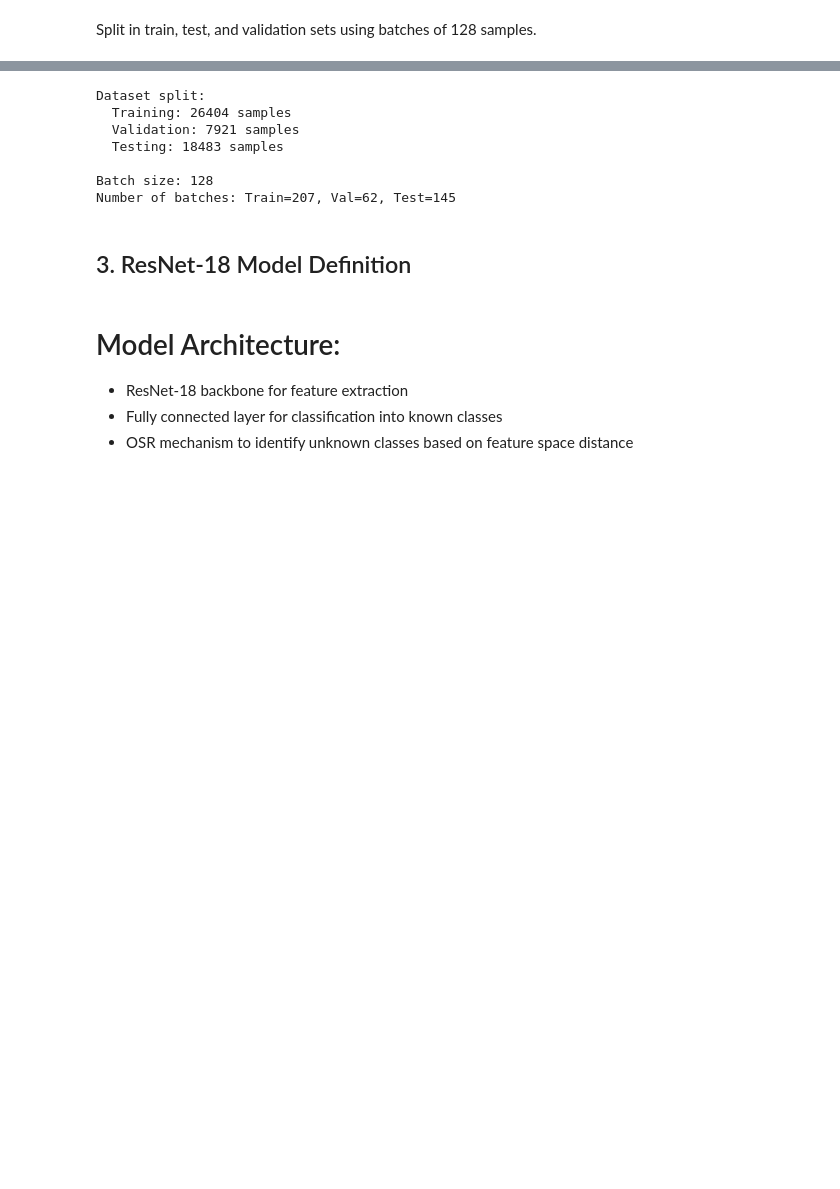
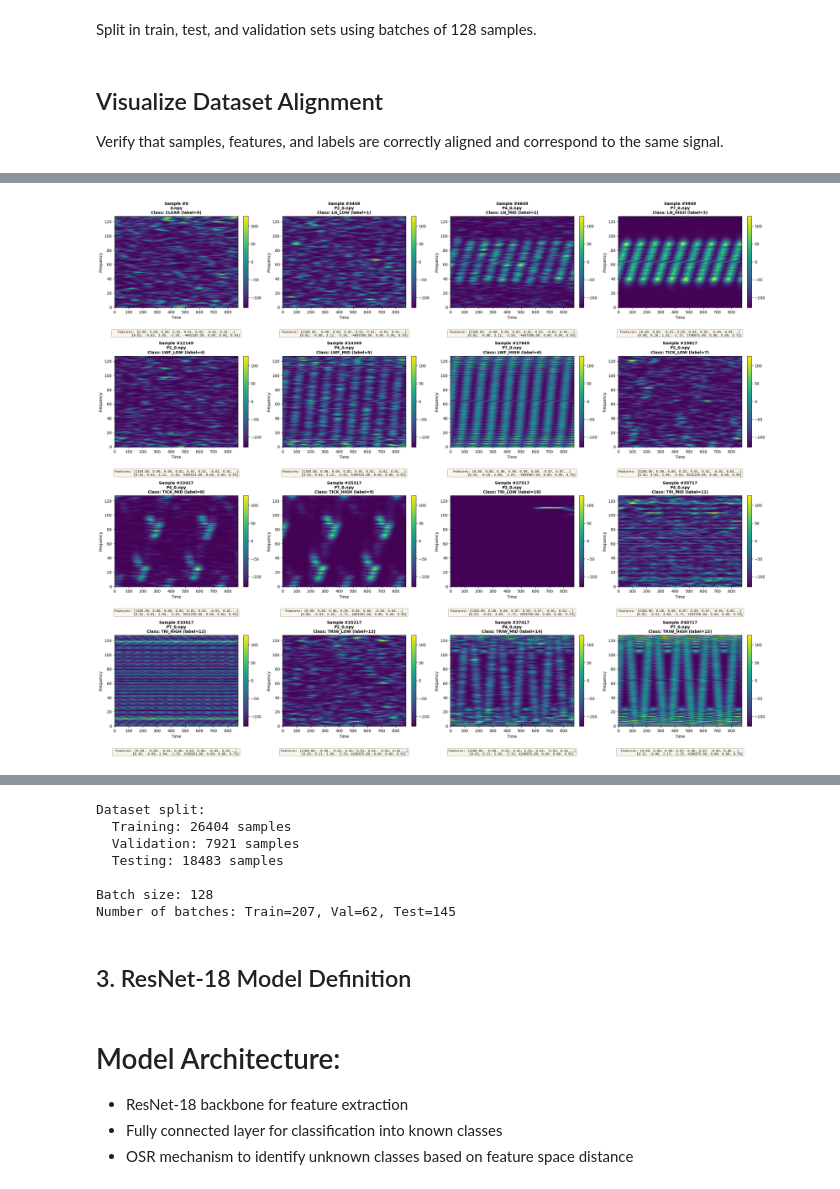
Before and after one commit to CavaWasTaken/JammingClassification, a Jupyter notebook: Dataset_generation/image_dataset_generation/ai_model.ipynb, the cells around one changed output, grey strips where cells are left out. Cells and saved outputs as stored; diff of their text form; code cells hidden in the pictures; blank space fills up the shorter version.

Commit message:
adding features to the dataset

```diff
--- a/Dataset_generation/image_dataset_generation/ai_model.ipynb
+++ b/Dataset_generation/image_dataset_generation/ai_model.ipynb
@@ -217,3 +259,72 @@ Class to index mapping: {'CLEAN': 0, 'LN_LOW': 1, 'LN_MID': 2, 'LN_HIGH': 3, 'LW
 Classes: ['CLEAN', 'LN_LOW', 'LN_MID', 'LN_HIGH', 'LWF_LOW', 'LWF_MID', 'LWF_HIGH', 'TICK_LOW', 'TICK_MID', 'TICK_HIGH', 'TRI_LOW', 'TRI_MID', 'TRI_HIGH', 'TRIW_LOW', 'TRIW_MID', 'TRIW_HIGH']
 # %% [markdown]
 Split in train, test, and validation sets using batches of 128 samples.
+# %% [markdown]
+## Visualize Dataset Alignment
+
+Verify that samples, features, and labels are correctly aligned and correspond to the same signal.
+# %%
+import matplotlib.pyplot as plt
+import pandas as pd
+
+def visualize_sample_alignment(dataset, sample_indices, ncols=3):
+    """
+    Visualize samples with their spectrograms, features, and labels to verify alignment
+
+    Args:
+        dataset: JammingDataset instance
+        sample_indices: list of sample indices to visualize
+        ncols: number of columns for the plot grid
+    """
+    nrows = (len(sample_indices) + ncols - 1) // ncols
+    fig = plt.figure(figsize=(6*ncols, 5*nrows))
+
+    for plot_idx, sample_idx in enumerate(sample_indices, 1):
+        # Get sample information
+        sample_path = dataset.samples[sample_idx]
+        label = dataset.labels[sample_idx]
+        class_name = dataset.class_names[label]
+        features = dataset.feature_samples[sample_idx]
+
+        # Load spectrogram
+        spectrogram = np.load(sample_path)
+
+        # Create subplot
+        ax = plt.subplot(nrows, ncols, plot_idx)
+
+        # Display spectrogram
+        im = ax.imshow(spectrogram, aspect='auto', origin='lower', cmap='viridis')
+        ax.set_title(f'Sample #{sample_idx}\n{sample_path.name}\nClass: {class_name} (label={label})',
+                     fontsize=10, fontweight='bold')
+        ax.set_xlabel('Time')
+        ax.set_ylabel('Frequency')
+        plt.colorbar(im, ax=ax, fraction=0.046, pad=0.04)
+
+        # Add features as text below the plot
+        feature_text = f"Features: [{', '.join([f'{f:.2f}' for f in features[:8]])}...]\n"
+        feature_text += f"          [{', '.join([f'{f:.2f}' for f in features[8:]])}]"
+        ax.text(0.5, -0.25, feature_text, transform=ax.transAxes,
+                fontsize=8, ha='center', va='top', family='monospace',
+                bbox=dict(boxstyle='round', facecolor='wheat', alpha=0.3))
+
+    plt.tight_layout()
+    plt.show()
+
+
+# Visualize samples from each class
+print("="*80)
+print("VISUALIZING SAMPLE ALIGNMENT")
+print("="*80)
+
+# Get one sample from each class for verification
+samples_to_visualize = []
+for class_idx in range(len(full_dataset.class_names)):
+    # Find first sample of this class
+    indices = [i for i, label in enumerate(full_dataset.labels) if label == class_idx]
+    if indices:
+        samples_to_visualize.append(indices[0])
+        print(f"Class {full_dataset.class_names[class_idx]:15} - Sample index: {indices[0]}")
+
+print(f"\nVisualizing {len(samples_to_visualize)} samples (one per class)...")
+visualize_sample_alignment(full_dataset, samples_to_visualize, ncols=4)
+# %% [output]
@@ -219,0 +348 @@ Split in train, test, and validation sets using batches of 128 samples.
+[figure, added]
```
Also changed, not shown: parts of 5 cells of this notebook, 1 other file.
